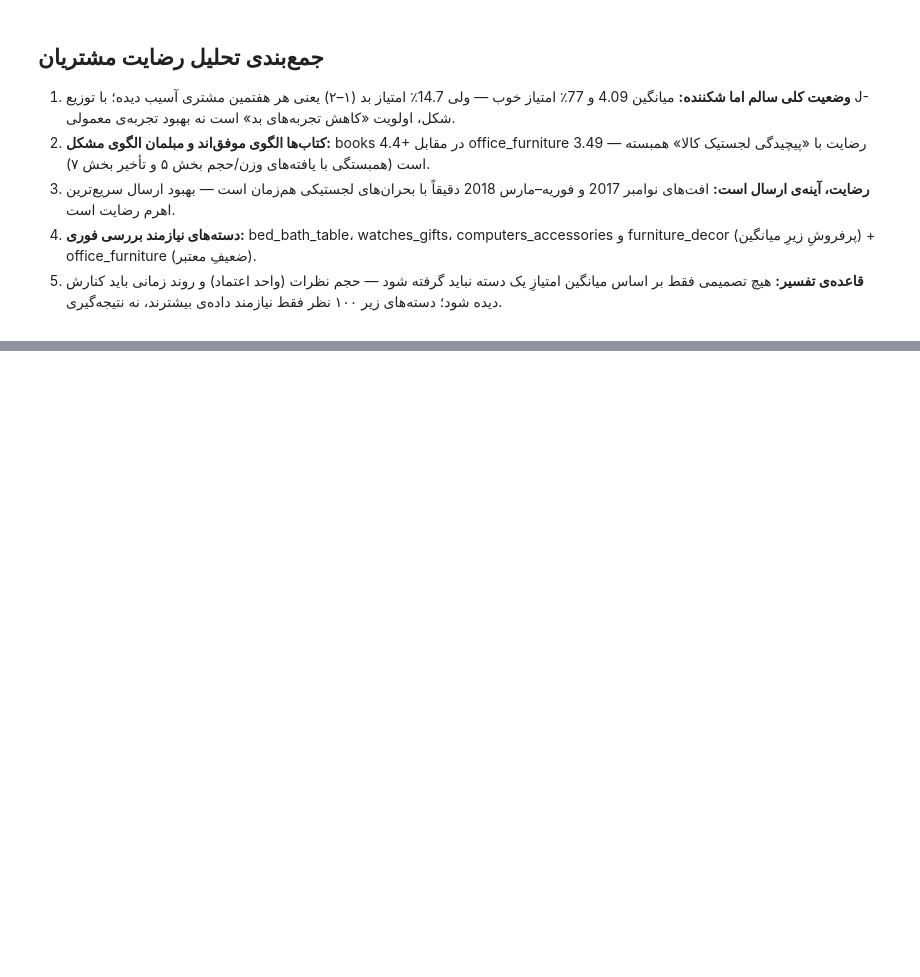
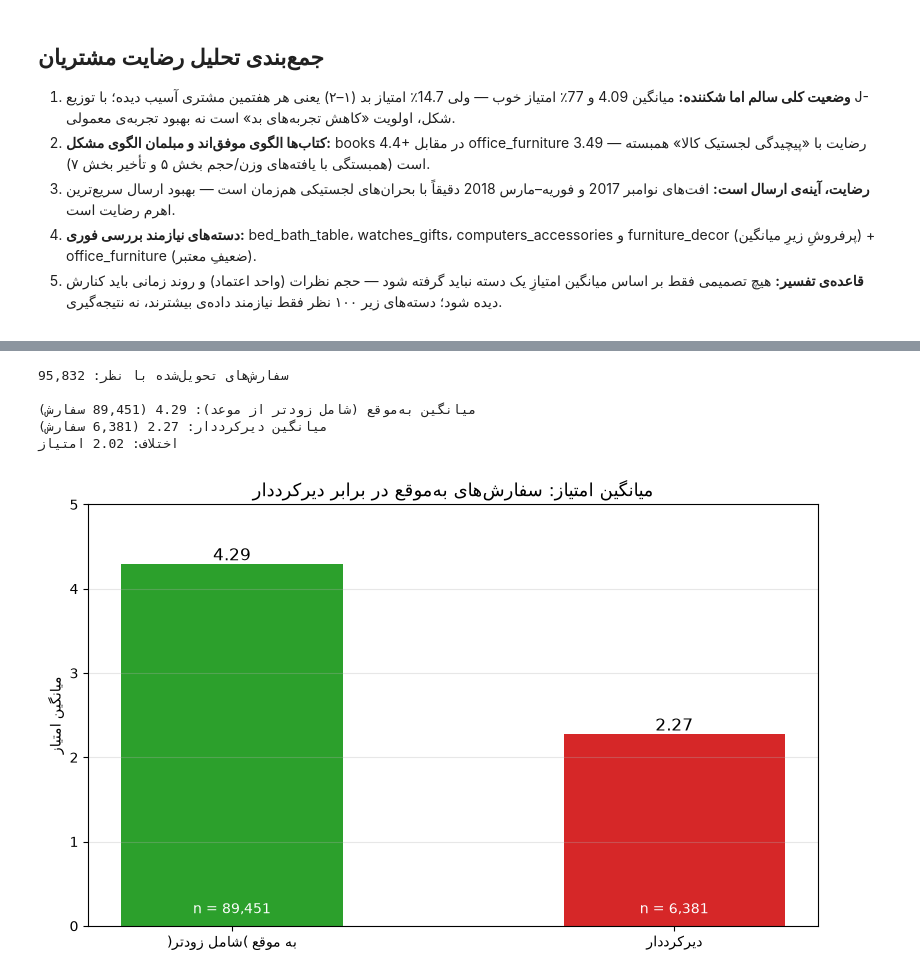
Before and after one commit to arashalidadi/olist-pro, a Jupyter notebook: olist_analysis.ipynb, the cells around one changed output, grey strips where cells are left out. Cells and saved outputs as stored; diff of their text form; code cells hidden in the pictures; blank space fills up the shorter version.

Commit message:
add stage 9 (delivery delay vs satisfaction analysis)

```diff
--- a/olist_analysis.ipynb
+++ b/olist_analysis.ipynb
@@ -2895,0 +2919,39 @@ office_furniture                  1677        3.49       0.27
+# %%
+df = orders[
+    (orders['order_status'] == 'delivered')
+    & orders['order_delivered_customer_date'].notna()
+    & orders['order_estimated_delivery_date'].notna()
+][['order_id', 'delay_days']].copy()
+df = df.merge(reviews[['order_id', 'review_score']], on='order_id', how='inner')
+df = df.dropna(subset=['review_score'])
+print('سفارش‌های تحویل‌شده با نظر:', f'{len(df):,}')
+print()
+
+df['group'] = np.where(df['delay_days'] > 0, 'late', 'on_time')
+on_time = df.loc[df['group'] == 'on_time', 'review_score']
+late = df.loc[df['group'] == 'late', 'review_score']
+print(f'میانگین به‌موقع (شامل زودتر از موعد): {on_time.mean():.2f} ({len(on_time):,} سفارش)')
+print(f'میانگین دیرکرددار: {late.mean():.2f} ({len(late):,} سفارش)')
+print(f'اختلاف: {on_time.mean() - late.mean():.2f} امتیاز')
+
+fig, ax = plt.subplots(figsize=(8, 5))
+labels = [fa('به موقع (شامل زودتر)'), fa('دیرکرددار')]
+vals = [on_time.mean(), late.mean()]
+counts = [len(on_time), len(late)]
+bars = ax.bar(labels, vals, color=['#2ca02c', '#d62728'], width=0.5)
+ax.bar_label(bars, labels=[f'{v:.2f}' for v in vals], fontsize=12)
+for i, cnt in enumerate(counts):
+    ax.text(i, 0.15, f'n = {cnt:,}', ha='center', color='white', fontsize=10)
+ax.set_title(fa('میانگین امتیاز: سفارش‌های به‌موقع در برابر دیرکرددار'), fontsize=13)
+ax.set_ylabel(fa('میانگین امتیاز'))
+ax.set_ylim(0, 5)
+ax.grid(axis='y', alpha=0.3)
+fig.tight_layout()
+plt.show()
+# %% [output]
+سفارش‌های تحویل‌شده با نظر: 95,832
+
+میانگین به‌موقع (شامل زودتر از موعد): 4.29 (89,451 سفارش)
+میانگین دیرکرددار: 2.27 (6,381 سفارش)
+اختلاف: 2.02 امتیاز
+[figure, added]
```
Also changed, not shown: parts of 13 cells of this notebook, 1 other file.
